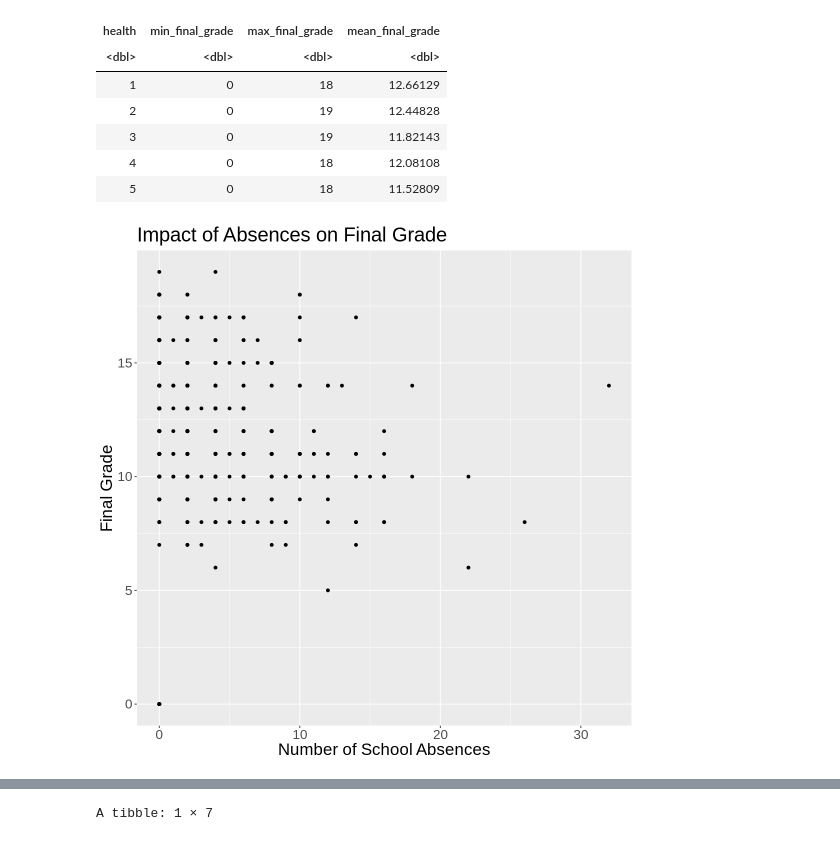
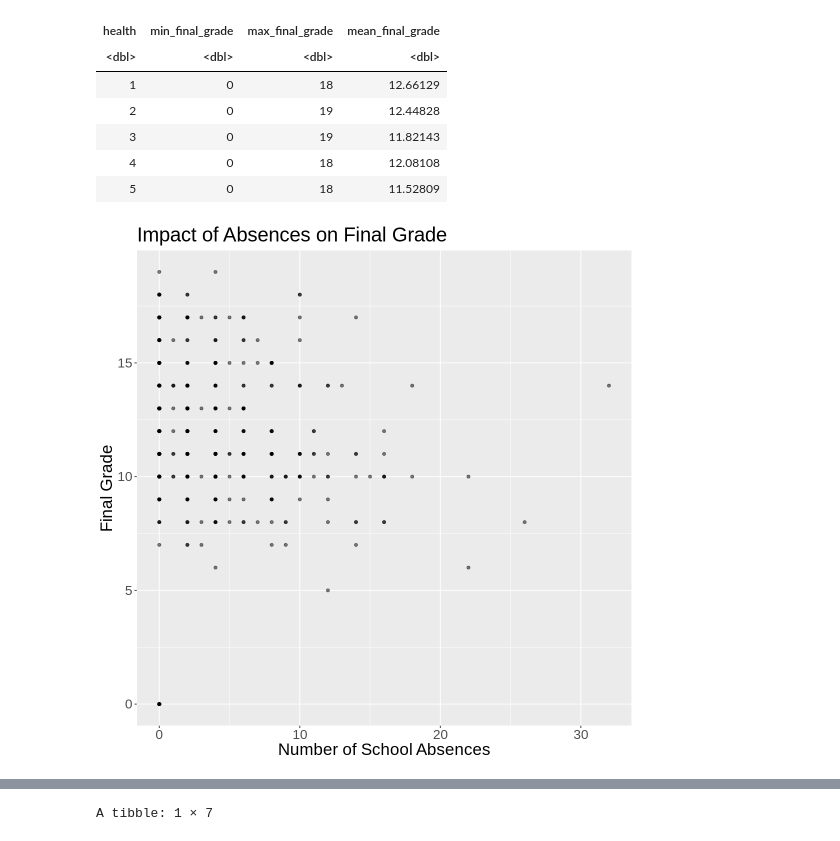
Before and after one commit to jsonthany/dsci_100_project, a Jupyter notebook: project_report.ipynb, the cells around one changed output, grey strips where cells are left out. Saved outputs shown, nothing was run; the diff lists cells and outputs as text; code cells hidden in the pictures.

```diff
--- a/project_report.ipynb
+++ b/project_report.ipynb
@@ -193,15 +176,15 @@ A tibble: 5 × 4
 # %%
 options(repr.plot.width = 9, repr.plot.height = 9)
 
 absences_plot <- ggplot(student_train, aes(x = absences, y = G3)) +
-  geom_point() +
+  geom_point(alpha = 0.5) +
   xlab("Number of School Absences") +
   ylab("Final Grade") +
     labs (title = "Impact of Absences on Final Grade") +
 theme(text = element_text(size=20))
 
 absences_plot
 # %% [output]
-[figure, old version]
+[figure, new version]
 # %%
 famrel_plot <- ggplot(student_train, aes(x = famrel, y = G3)) +
```
Also changed, not shown: parts of 15 cells of this notebook.
